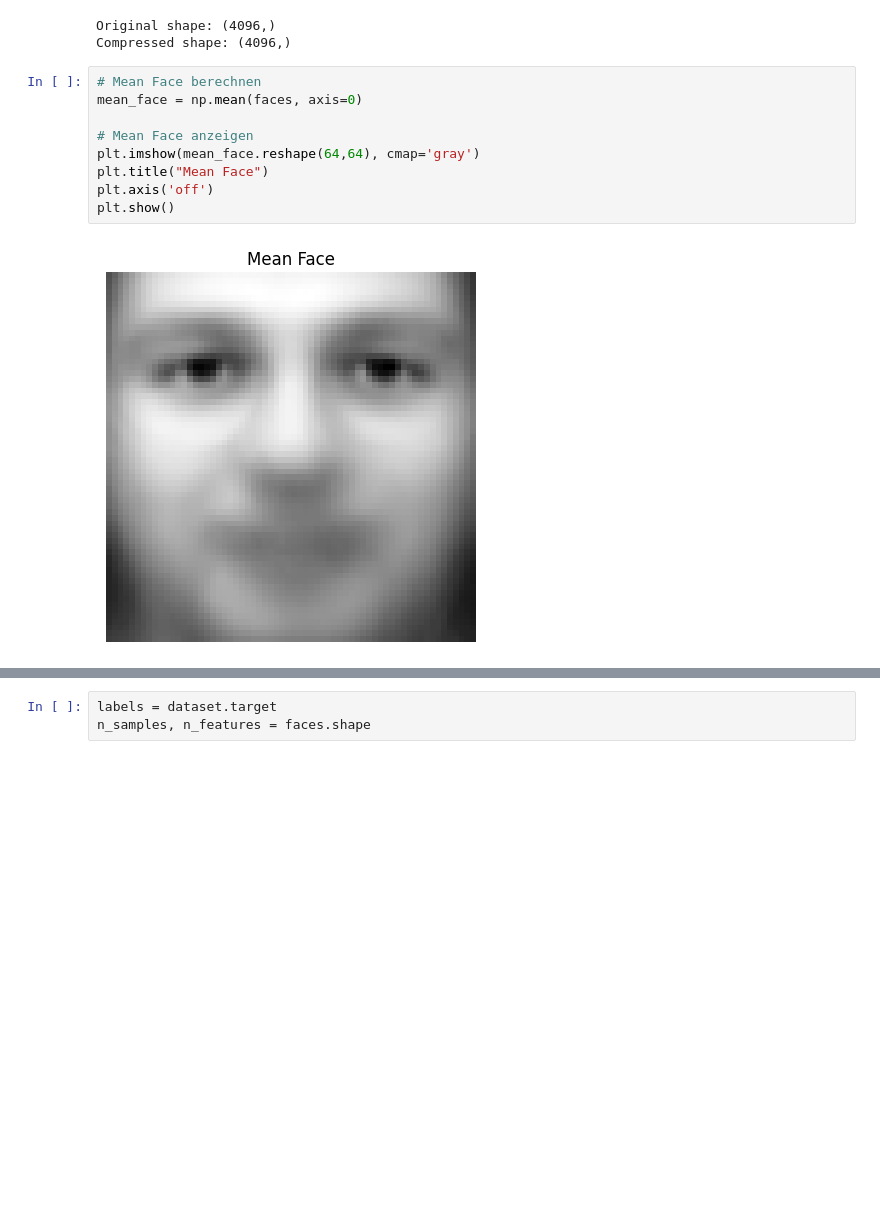
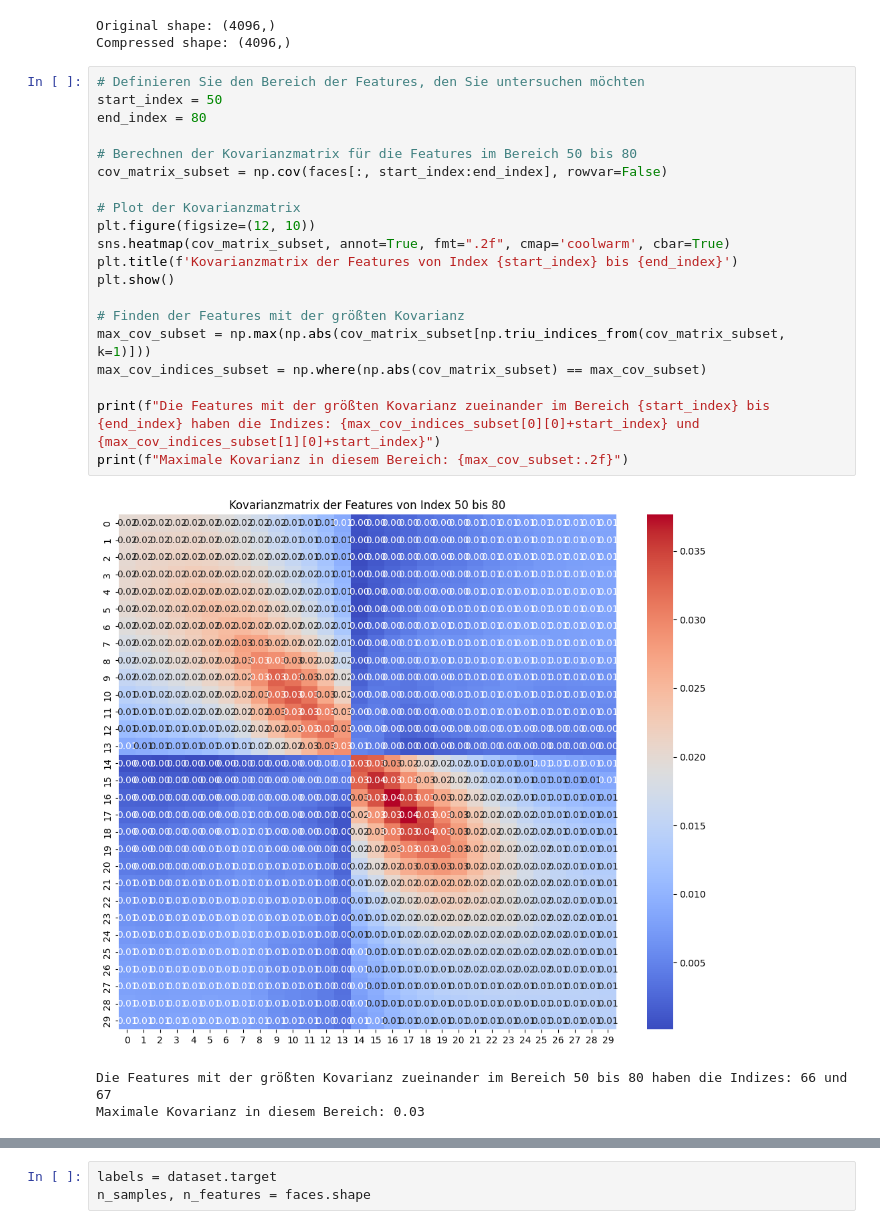
Before and after one commit to domzoric/Numerik_Projekt_4, a Jupyter notebook: faces_2.ipynb, the cells around one changed output, grey strips where cells are left out. Cells and saved outputs as stored; diff of their text form; blank space fills up the shorter version.

```diff
--- a/faces_2.ipynb
+++ b/faces_2.ipynb
@@ -207,14 +252,27 @@ print("Compressed shape:", compressed_face.shape)
 [figure]
 Original shape: (4096,)
 Compressed shape: (4096,)
-# %%
-# Mean Face berechnen
-mean_face = np.mean(faces, axis=0)
-
-# Mean Face anzeigen
-plt.imshow(mean_face.reshape(64,64), cmap='gray')
-plt.title("Mean Face")
-plt.axis('off')
-plt.show()
-# %% [output]
-[figure]
+# %%
+# Definieren Sie den Bereich der Features, den Sie untersuchen möchten
+start_index = 50
+end_index = 80
+
+# Berechnen der Kovarianzmatrix für die Features im Bereich 50 bis 80
+cov_matrix_subset = np.cov(faces[:, start_index:end_index], rowvar=False)
+
+# Plot der Kovarianzmatrix
+plt.figure(figsize=(12, 10))
+sns.heatmap(cov_matrix_subset, annot=True, fmt=".2f", cmap='coolwarm', cbar=True)
+plt.title(f'Kovarianzmatrix der Features von Index {start_index} bis {end_index}')
+plt.show()
+
+# Finden der Features mit der größten Kovarianz
+max_cov_subset = np.max(np.abs(cov_matrix_subset[np.triu_indices_from(cov_matrix_subset, k=1)]))
+max_cov_indices_subset = np.where(np.abs(cov_matrix_subset) == max_cov_subset)
+
+print(f"Die Features mit der größten Kovarianz zueinander im Bereich {start_index} bis {end_index} haben die Indizes: {max_cov_indices_subset[0][0]+start_index} und {max_cov_indices_subset[1][0]+start_index}")
+print(f"Maximale Kovarianz in diesem Bereich: {max_cov_subset:.2f}")
+# %% [output]
+[figure, added]
+Die Features mit der größten Kovarianz zueinander im Bereich 50 bis 80 haben die Indizes: 66 und 67
+Maximale Kovarianz in diesem Bereich: 0.03
```
Also changed, not shown: parts of 22 cells of this notebook, 1 other file.
